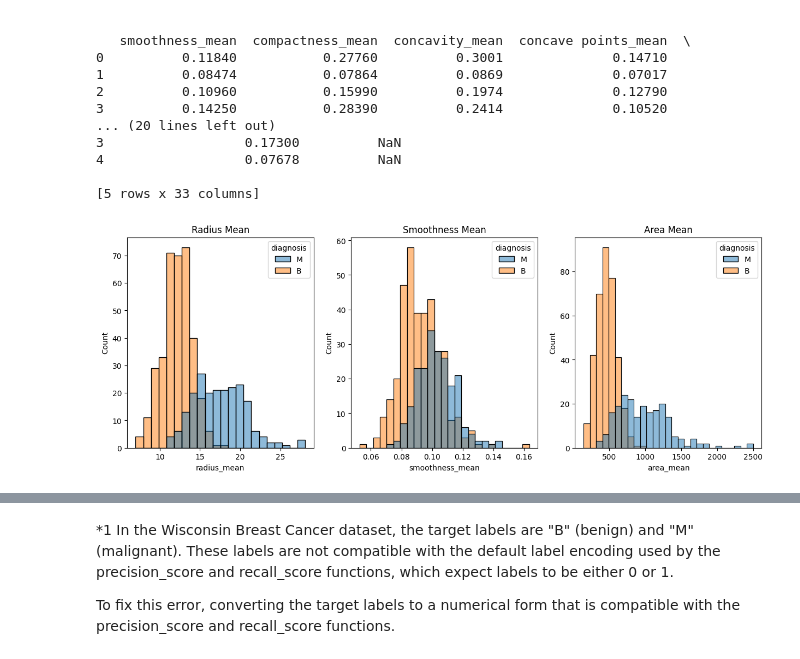
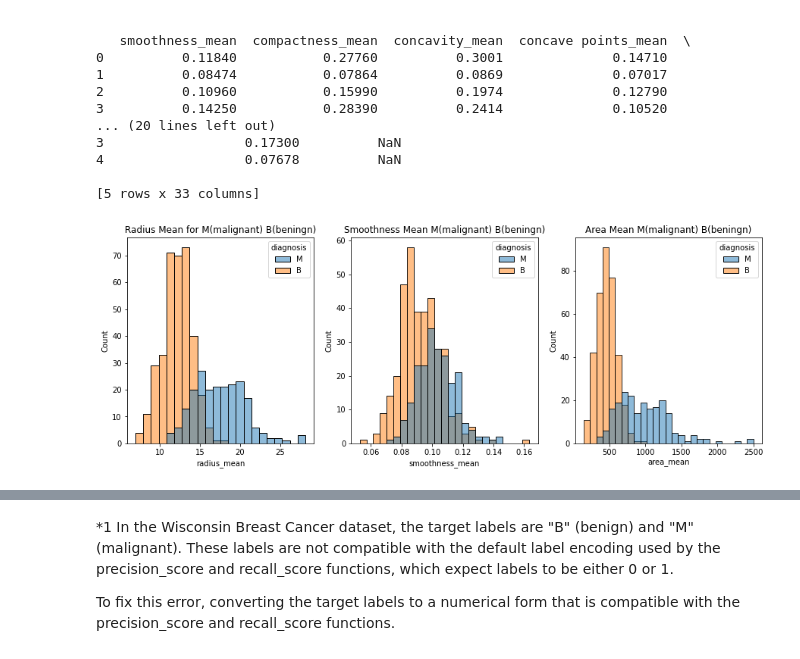
Before and after one commit to splitcomma/pda2-project, a Jupyter notebook: project_2.ipynb, the cells around one changed output, grey strips where cells are left out. Saved outputs shown, nothing was run; the diff lists cells and outputs as text; code cells hidden in the pictures.

```diff
--- a/project_2.ipynb
+++ b/project_2.ipynb
@@ -157,19 +158,19 @@ print(df.head())
 [5 rows x 33 columns]
 # %%
 fig, (ax1, ax2, ax3) = plt.subplots(1, 3, figsize=(15, 5))
-
+# creating plot using column radius mean classifying with diagnosis M(malignant) B(beningn)
 sns.histplot(data=df, x="radius_mean", hue="diagnosis", ax=ax1)
-ax1.set_title('Radius Mean')
+ax1.set_title('Radius Mean for M(malignant) B(beningn)')
 
 sns.histplot(data=df, x="smoothness_mean", hue="diagnosis", ax=ax2)
-ax2.set_title('Smoothness Mean')
+ax2.set_title('Smoothness Mean M(malignant) B(beningn)')
 
 sns.histplot(data=df, x="area_mean", hue="diagnosis", ax=ax3)
-ax3.set_title('Area Mean')
+ax3.set_title('Area Mean M(malignant) B(beningn)')
 
 plt.show()
 # %% [output]
-[figure, old version]
+[figure, new version]
 # %%
 sns.histplot(data=df, x="diagnosis", hue="diagnosis").set(title='Count of M-Malignant / B-Beningn Diagnosis')
 
```
Also changed, not shown: parts of 14 cells of this notebook.
